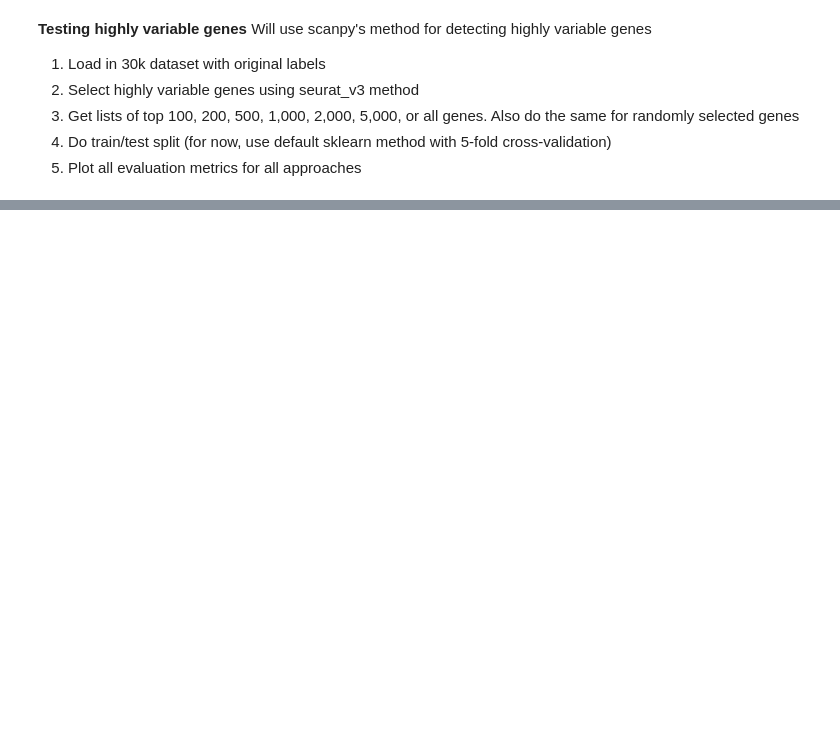
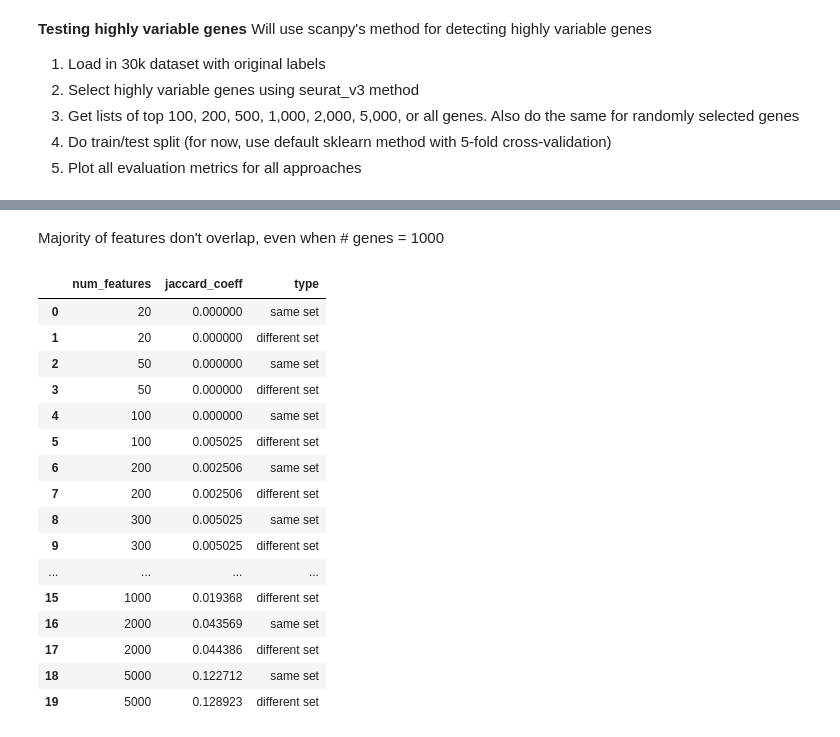
Before and after one commit to b-richins92/Cancer_Prediction_10x, a Jupyter notebook: GL_HVG.ipynb, the cells around one changed output, grey strips where cells are left out. Cells and saved outputs as stored; diff of their text form; code cells hidden in the pictures; blank space fills up the shorter version.

```diff
--- a/GL_HVG.ipynb
+++ b/GL_HVG.ipynb
@@ -236,0 +276,40 @@ Setting a gradient palette using color= is deprecated and will be removed in v0.
+# %% [markdown]
+Majority of features don't overlap, even when # genes = 1000
+# %%
+# Get Jaccard coefficient between HVG and random genes
+jaccard_df = pd.DataFrame(columns=['num_features', 'jaccard_coeff'])
+
+# Jaccard coeff = (# common items in A&B) / (total # items in A&B)
+for curr_num_feat in num_features:
+  curr_hvg_set = set(hvg_features[:curr_num_feat])
+  curr_rand_set = set(random_features[:curr_num_feat])
+# To calculate Jaccard with random set of genes at each num, need to store set of features, or can regenerate since use random seed
+  random_features_new = rng.choice(adata_30k.var_names, size = curr_num_feat, replace=False)
+  curr_rand_new_set = set(random_features_new)
+
+  curr_jaccard = len(curr_hvg_set.intersection(curr_rand_set)) / len(curr_hvg_set.union(curr_rand_set))
+  jaccard_df = pd.concat([jaccard_df, pd.DataFrame({'num_features': [curr_num_feat], 'jaccard_coeff': [curr_jaccard], 'type': 'same set'})], ignore_index=True)
+
+  curr_jaccard_rand_new = len(curr_hvg_set.intersection(curr_rand_new_set)) / len(curr_hvg_set.union(curr_rand_new_set))
+  jaccard_df = pd.concat([jaccard_df, pd.DataFrame({'num_features': [curr_num_feat], 'jaccard_coeff': [curr_jaccard_rand_new], 'type': 'different set'})], ignore_index=True)
+
+display(jaccard_df)
+jaccard_df.to_csv(main_dir + 'scripts/jaccard_df_seuratv3_rand_all_v2_rawcounts.csv')
+# %% [output]
+|  | num_features | jaccard_coeff | type |
+| 0 | 20 | 0.000000 | same set |
+| 1 | 20 | 0.000000 | different set |
+| 2 | 50 | 0.000000 | same set |
+| 3 | 50 | 0.000000 | different set |
+| 4 | 100 | 0.000000 | same set |
+| 5 | 100 | 0.005025 | different set |
+| 6 | 200 | 0.002506 | same set |
+| 7 | 200 | 0.002506 | different set |
+| 8 | 300 | 0.005025 | same set |
+| 9 | 300 | 0.005025 | different set |
+| ... | ... | ... | ... |
+| 15 | 1000 | 0.019368 | different set |
+| 16 | 2000 | 0.043569 | same set |
+| 17 | 2000 | 0.044386 | different set |
+| 18 | 5000 | 0.122712 | same set |
+| 19 | 5000 | 0.128923 | different set |
```
Also changed, not shown: parts of 11 cells of this notebook.
